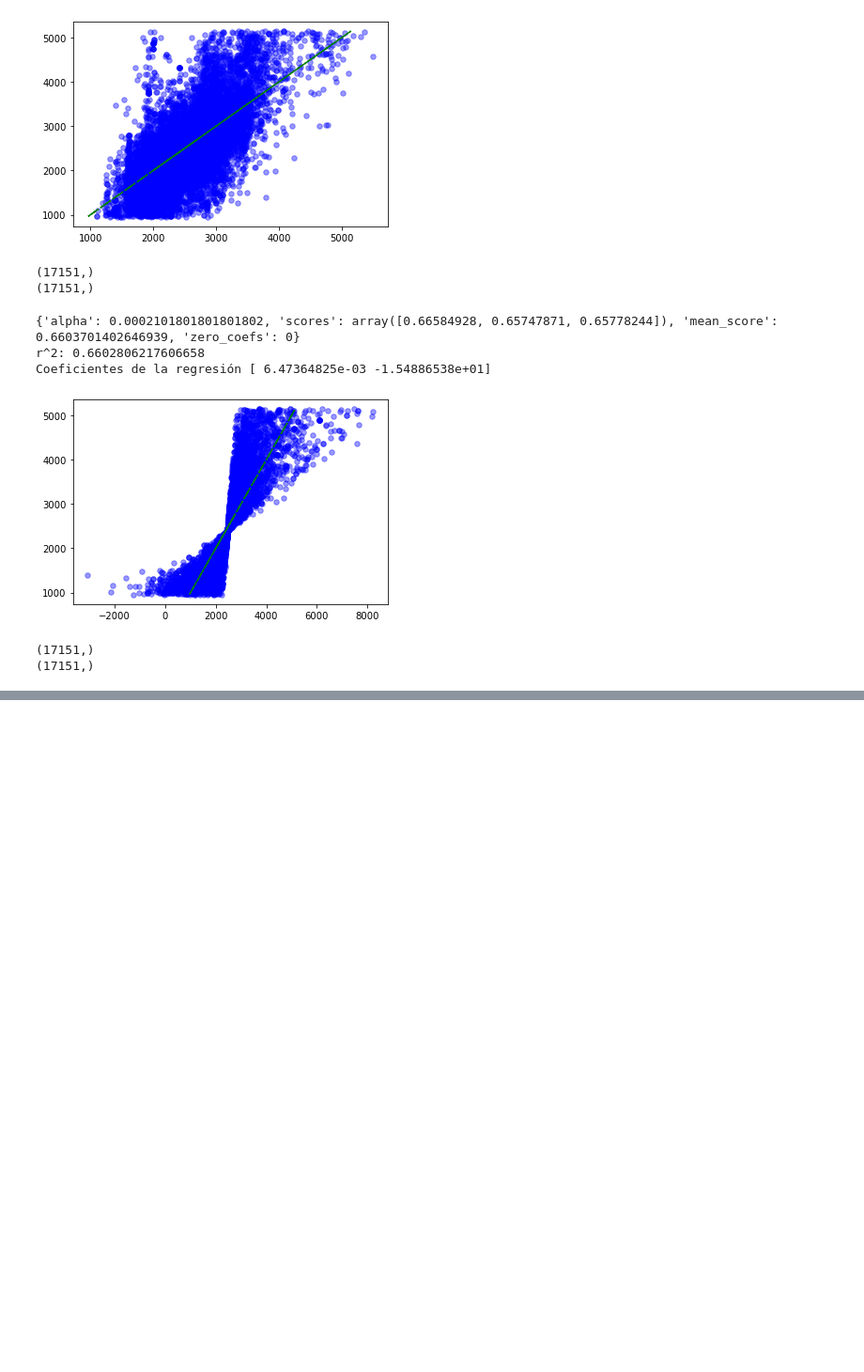
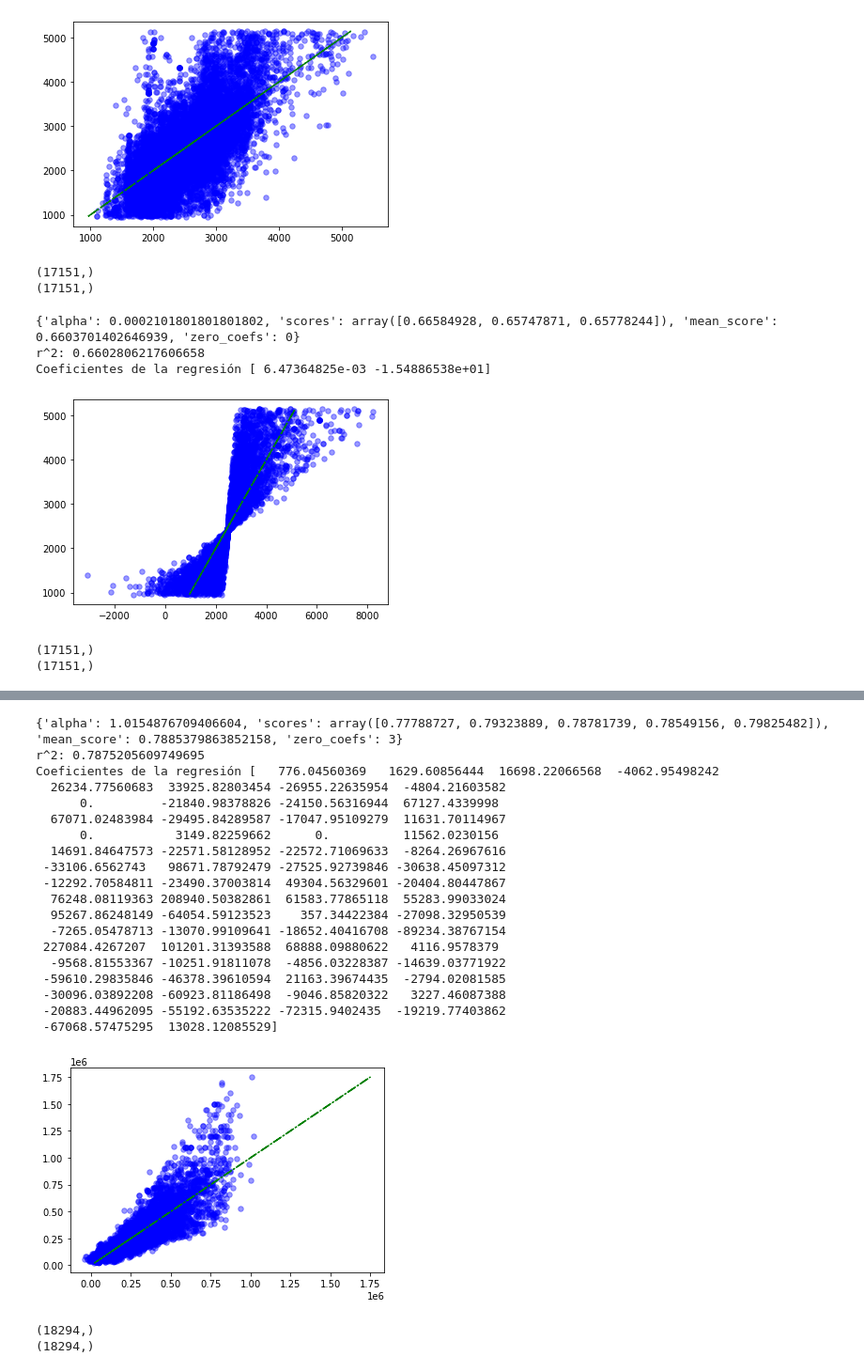
Before and after one commit to nachommm/Desafio2, a Jupyter notebook: desafio2-machine.learning-ignacio.ipynb, the cells around one changed output, grey strips where cells are left out. Shown at 94% size. Drawn from its saved outputs; the diff is of its cells as text; code cells hidden in the pictures; blank space fills up the shorter version.

```diff
--- a/desafio2-machine.learning-ignacio.ipynb
+++ b/desafio2-machine.learning-ignacio.ipynb
@@ -808,7 +808,7 @@ def train_test_error_lazzo(feature_cols, target):
     print(dict(alpha=model.alpha_, scores=scores, mean_score=scores.mean(), zero_coefs=(model.coef_ == 0).sum()))
     print ("r^2:", model.score(X, y))
     print ("Imprime Alpha", model.alpha_)
-
+    print ("RMSE: ", np.sqrt(metrics.mean_squared_error(y_test, y_pred)))
     graf_lineal_model(X, y_train, y_pred)
     return
 
@@ -829,25 +829,28 @@ def train_test_error_ridge(feature_cols, target):
     print(dict(alpha=model.alpha_, scores=scores, mean_score=scores.mean(), zero_coefs=(model.coef_ == 0).sum()))
     print ("r^2:", model.score(X, y))
     print ("Coeficientes de la regresión", model.coef_)
+    print ("RMSE: ", np.sqrt(metrics.mean_squared_error(y_test, y_pred)))
     graf_lineal_model(X, y_train, y_pred)
     return
 
 def train_test_error_elastic(feature_cols, target):
     X = data_caba_clean[feature_cols]
     y = data_caba_clean[target].values.ravel()
-#     cv = KFold(5, shuffle=True)
-    cv = 3
+    cv = KFold(5, shuffle=True)
+#     cv = 3
     # OJO que no trabajamos con tiempo por lo tanto debe ser shuffle=True.
-    X_train, X_test, y_train, y_test = train_test_split(X, y, random_state=10)
+    X_train, X_test, y_train, y_test = train_test_split(X, y, test_size=0.20, random_state=10)
 
     model = linear_model.ElasticNetCV(l1_ratio = 1, max_iter=3000, normalize=True).fit(X_train, y_train)
 
     scores = cross_val_score(model, X_train, y_train, cv=cv, scoring='r2')
 
     y_pred = model.predict(X_train)
+
     print(dict(alpha=model.alpha_, scores=scores, mean_score=scores.mean(), zero_coefs=(model.coef_ == 0).sum()))
     print ("r^2:", model.score(X, y))
     print ("Coeficientes de la regresión", model.coef_)
+#     print ("RMSE: ", np.sqrt(metrics.mean_squared_error(y_test, y_pred)))
     graf_lineal_model(X, y_train, y_pred)
     return
 # %%
@@ -1224,0 +1228,54 @@ Coeficientes de la regresión [ 5.10318136e-03 -1.16236809e+01 -1.65319854e+00
+# %%
+feature_cols = ['surface_total_in_m2', 'surface_covered_in_m2',
+                'pool', 'laundry', 'parking', 'gym',
+                'place_name_Agronomía', 'place_name_Villa del Parque',
+                'place_name_Almagro', 'place_name_Balvanera', 'place_name_Barracas',
+                'place_name_Barrio Norte', 'place_name_Belgrano', 'place_name_Boca',
+                'place_name_Boedo', 'place_name_Caballito', 'place_name_Catalinas',
+                'place_name_Centro / Microcentro', 'place_name_Chacarita',
+                'place_name_Coghlan', 'place_name_Colegiales', 'place_name_Congreso',
+                'place_name_Constitución', 'place_name_Flores', 'place_name_Floresta',
+                'place_name_Las Cañitas', 'place_name_Liniers', 'place_name_Mataderos',
+                'place_name_Monserrat', 'place_name_Monte Castro', 'place_name_Nuñez',
+                'place_name_Once', 'place_name_Palermo', 'place_name_Palermo Chico',
+                'place_name_Palermo Hollywood', 'place_name_Palermo Soho',
+                'place_name_Palermo Viejo', 'place_name_Parque Avellaneda',
+                'place_name_Parque Centenario', 'place_name_Parque Chacabuco',
+                'place_name_Parque Chas', 'place_name_Parque Patricios',
+                'place_name_Paternal', 'place_name_Pompeya', 'place_name_Puerto Madero',
+                'place_name_Recoleta', 'place_name_Retiro', 'place_name_Saavedra',
+                'place_name_San Cristobal', 'place_name_San Nicolás',
+                'place_name_San Telmo', 'place_name_Tribunales',
+                'place_name_Velez Sarsfield', 'place_name_Versalles',
+                'place_name_Villa Crespo', 'place_name_Villa Devoto',
+                'place_name_Villa General Mitre', 'place_name_Villa Lugano',
+                'place_name_Villa Luro', 'place_name_Villa Ortuzar',
+                'place_name_Villa Pueyrredón', 'place_name_Villa Real',
+                'place_name_Villa Riachuelo', 'place_name_Villa Santa Rita',
+                'place_name_Villa Soldati', 'place_name_Villa Urquiza']
+target = ['price_aprox_usd']
+
+train_test_error_elastic(feature_cols, target)
+# %% [output]
+{'alpha': 1.0154876709406604, 'scores': array([0.77788727, 0.79323889, 0.78781739, 0.78549156, 0.79825482]), 'mean_score': 0.7885379863852158, 'zero_coefs': 3}
+r^2: 0.7875205609749695
+Coeficientes de la regresión [   776.04560369   1629.60856444  16698.22066568  -4062.95498242
+  26234.77560683  33925.82803454 -26955.22635954  -4804.21603582
+      0.         -21840.98378826 -24150.56316944  67127.4339998
+  67071.02483984 -29495.84289587 -17047.95109279  11631.70114967
+      0.           3149.82259662      0.          11562.0230156
+  14691.84647573 -22571.58128952 -22572.71069633  -8264.26967616
+ -33106.6562743   98671.78792479 -27525.92739846 -30638.45097312
+ -12292.70584811 -23490.37003814  49304.56329601 -20404.80447867
+  76248.08119363 208940.50382861  61583.77865118  55283.99033024
+  95267.86248149 -64054.59123523    357.34422384 -27098.32950539
+  -7265.05478713 -13070.99109641 -18652.40416708 -89234.38767154
+ 227084.4267207  101201.31393588  68888.09880622   4116.9578379
+  -9568.81553367 -10251.91811078  -4856.03228387 -14639.03771922
+ -59610.29835846 -46378.39610594  21163.39674435  -2794.02081585
+ -30096.03892208 -60923.81186498  -9046.85820322   3227.46087388
+ -20883.44962095 -55192.63535222 -72315.9402435  -19219.77403862
+ -67068.57475295  13028.12085529]
+[figure, added]
+(18294,)
+(18294,)
```
Also changed, not shown: parts of 1 cell of this notebook, 2 other files.
